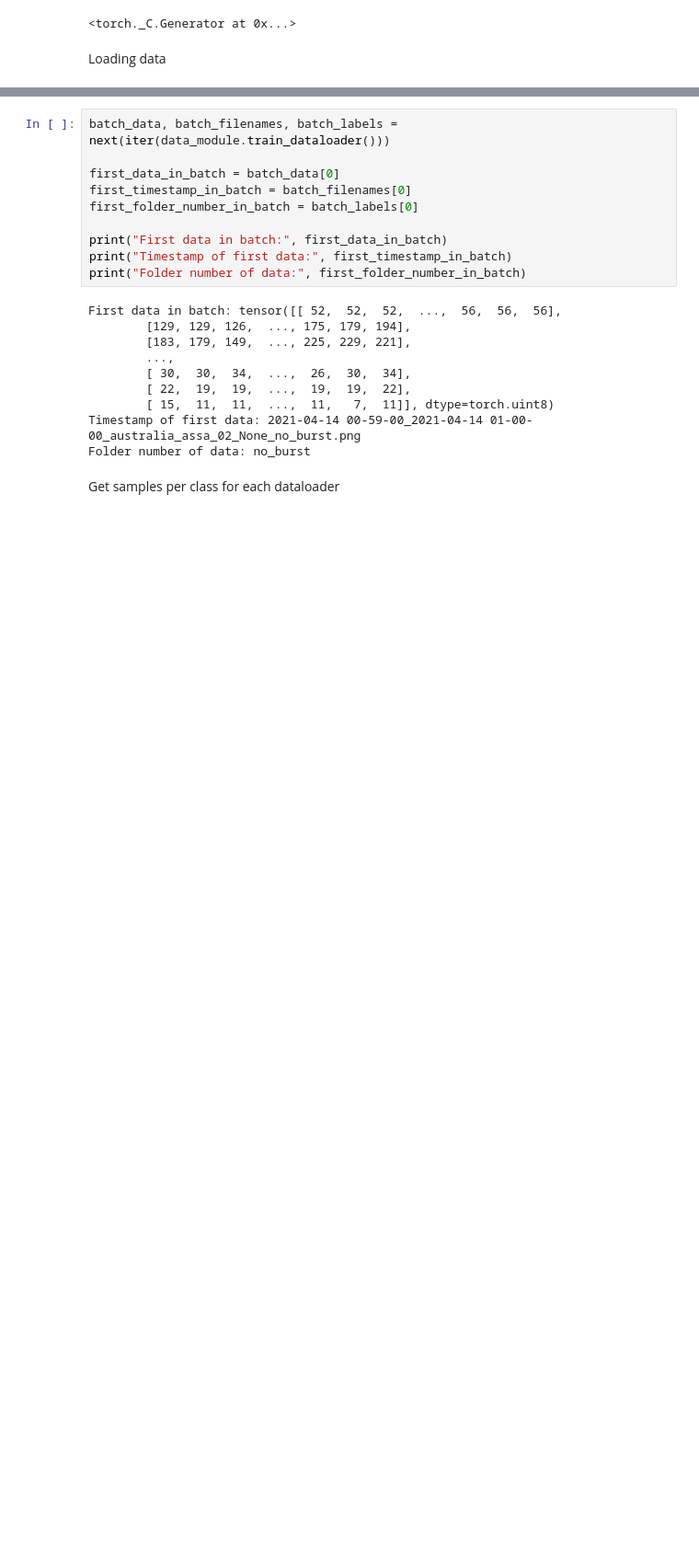
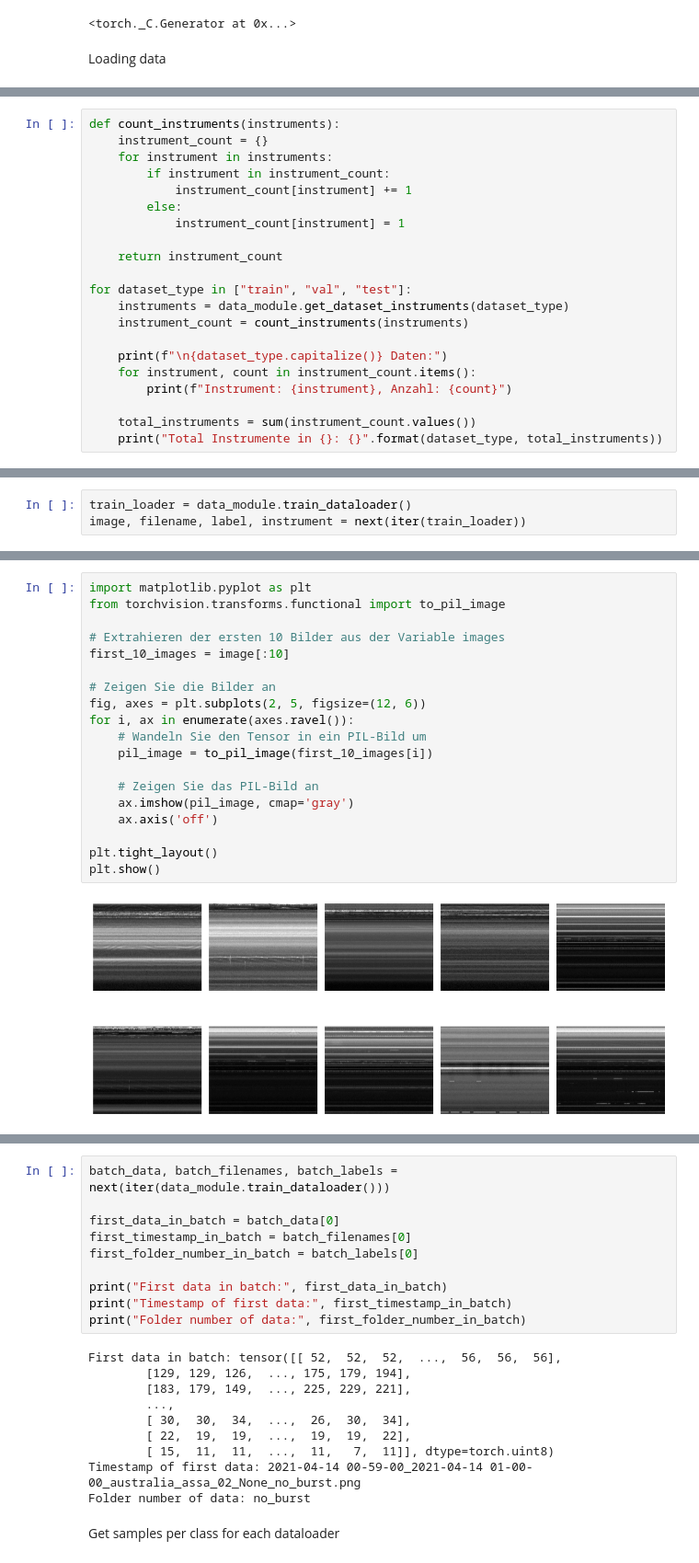
Before and after one commit to i4Ds/FlareSense, a Jupyter notebook: notebooks/01-dataclass-tester.ipynb, the cells around one changed output, grey strips where cells are left out. Shown at 92% size. Saved outputs shown, nothing was run; the diff lists cells and outputs as text; blank space fills up the shorter version.

Commit message:
Updated dataloader with instrument names

```diff
--- a/notebooks/01-dataclass-tester.ipynb
+++ b/notebooks/01-dataclass-tester.ipynb
@@ -40,0 +47,21 @@ data_module.setup()
+# %%
+def count_instruments(instruments):
+    instrument_count = {}
+    for instrument in instruments:
+        if instrument in instrument_count:
+            instrument_count[instrument] += 1
+        else:
+            instrument_count[instrument] = 1
+
+    return instrument_count
+
+for dataset_type in ["train", "val", "test"]:
+    instruments = data_module.get_dataset_instruments(dataset_type)
+    instrument_count = count_instruments(instruments)
+
+    print(f"\n{dataset_type.capitalize()} Daten:")
+    for instrument, count in instrument_count.items():
+        print(f"Instrument: {instrument}, Anzahl: {count}")
+
+    total_instruments = sum(instrument_count.values())
+    print("Total Instrumente in {}: {}".format(dataset_type, total_instruments))
@@ -40,0 +132,3 @@ data_module.setup()
+# %%
+train_loader = data_module.train_dataloader()
+image, filename, label, instrument = next(iter(train_loader))
@@ -40,0 +155,21 @@ data_module.setup()
+# %%
+import matplotlib.pyplot as plt
+from torchvision.transforms.functional import to_pil_image
+
+# Extrahieren der ersten 10 Bilder aus der Variable images
+first_10_images = image[:10]
+
+# Zeigen Sie die Bilder an
+fig, axes = plt.subplots(2, 5, figsize=(12, 6))
+for i, ax in enumerate(axes.ravel()):
+    # Wandeln Sie den Tensor in ein PIL-Bild um
+    pil_image = to_pil_image(first_10_images[i])
+
+    # Zeigen Sie das PIL-Bild an
+    ax.imshow(pil_image, cmap='gray')
+    ax.axis('off')
+
+plt.tight_layout()
+plt.show()
+# %% [output]
+[figure, added]
```
Also changed, not shown: parts of 9 cells of this notebook, 1 other file.
